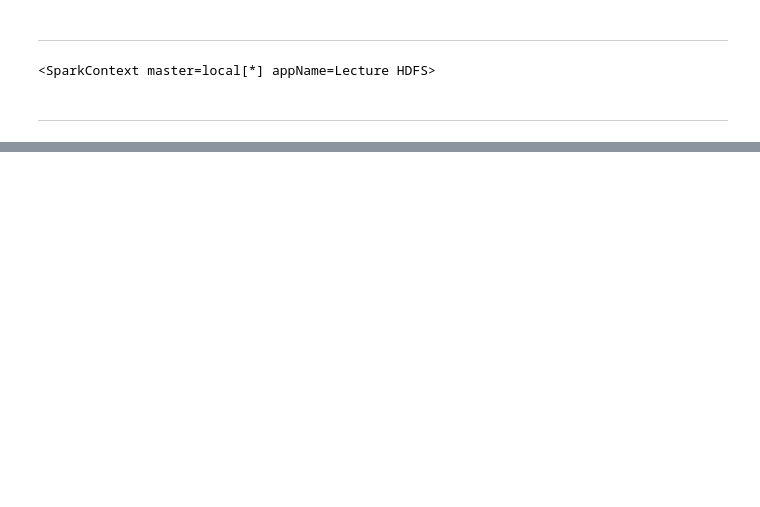
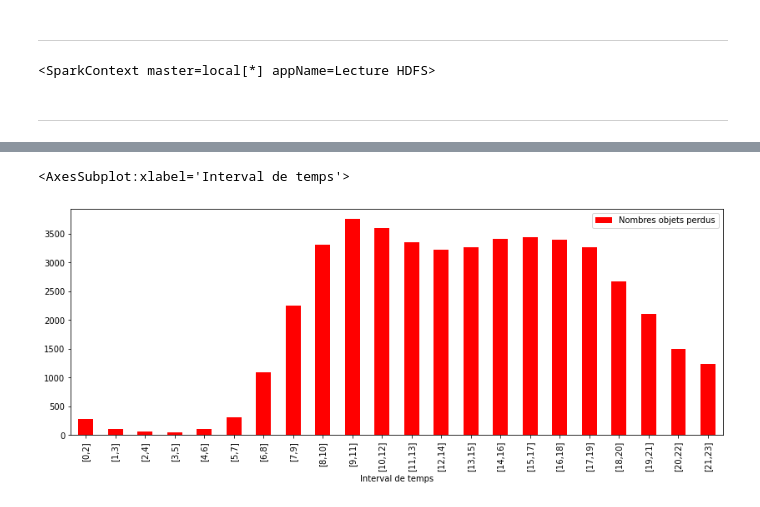
Before and after one commit to LydiaOuam/LydiaOuam, a Jupyter notebook: Lecture_des_donnees_dans_Hadoop_via_Spark.ipynb, the cells around one changed output, grey strips where cells are left out. Cells and saved outputs as stored; diff of their text form; code cells hidden in the pictures; blank space fills up the shorter version.

```diff
--- a/Lecture_des_donnees_dans_Hadoop_via_Spark.ipynb
+++ b/Lecture_des_donnees_dans_Hadoop_via_Spark.ipynb
@@ -58,0 +303,3 @@ root
+# %%
+donneAnneprecis = df4.where(col("year") == '2019')
+donneMoisprecis = donneAnneprecis.where(col("month") == '5')
@@ -58,0 +324,2 @@ root
+# %%
+donneMoisprecis = donneMoisprecis.orderBy('hour','minute', ascending = True)
@@ -58,0 +344,10 @@ root
+# %%
+listInterval = []
+listNumber = []
+for i in range(22):
+    a = donneMoisprecis.where(col("hour").between(i,i+2)).count()
+    chaine = "["+str(i)+','+str(i+2)+"]"
+    listInterval.append(chaine)
+    listNumber.append(a)
+# %%
+MyDataMonth5 = pd.DataFrame(list(zip(listInterval,listNumber)), columns = ['Interval de temps','Nombres objets perdus'])
@@ -58,0 +376,5 @@ root
+# %%
+MyDataMonth5.plot.bar(x='Interval de temps',y='Nombres objets perdus',figsize=(14, 5),color="red")
+# %% [output]
+<AxesSubplot:xlabel='Interval de temps'>
+[figure, added]
```
Also changed, not shown: parts of 61 cells of this notebook.
